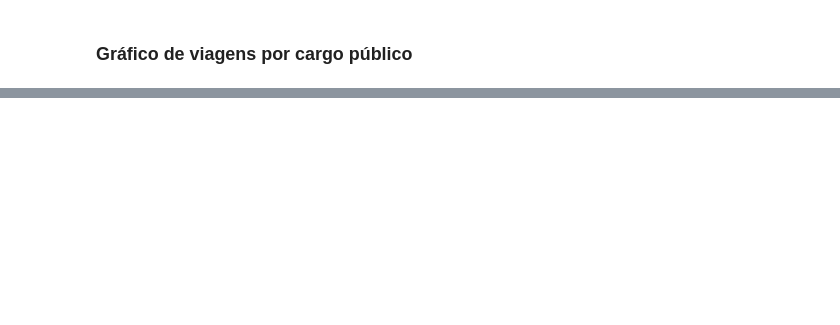
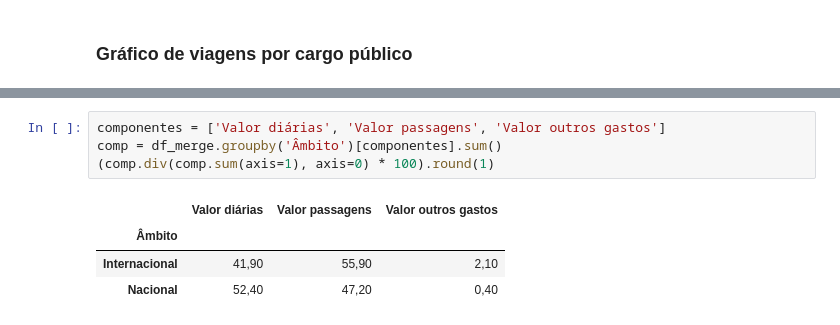
Before and after one commit to rafael-m-ferreira/caixaverso_projeto_final, a Jupyter notebook: notebooks/analise.ipynb, the cells around one changed output, grey strips where cells are left out. Saved outputs shown, nothing was run; the diff lists cells and outputs as text; blank space fills up the shorter version.

```diff
--- a/notebooks/analise.ipynb
+++ b/notebooks/analise.ipynb
@@ -607,0 +994,9 @@ plt.show()
+# %%
+componentes = ['Valor diárias', 'Valor passagens', 'Valor outros gastos']
+comp = df_merge.groupby('Âmbito')[componentes].sum()
+(comp.div(comp.sum(axis=1), axis=0) * 100).round(1)
+# %% [output]
+|  | Valor diárias | Valor passagens | Valor outros gastos |
+| Âmbito |  |  |  |
+| Internacional | 41,90 | 55,90 | 2,10 |
+| Nacional | 52,40 | 47,20 | 0,40 |
```
Also changed, not shown: parts of 58 cells of this notebook.
